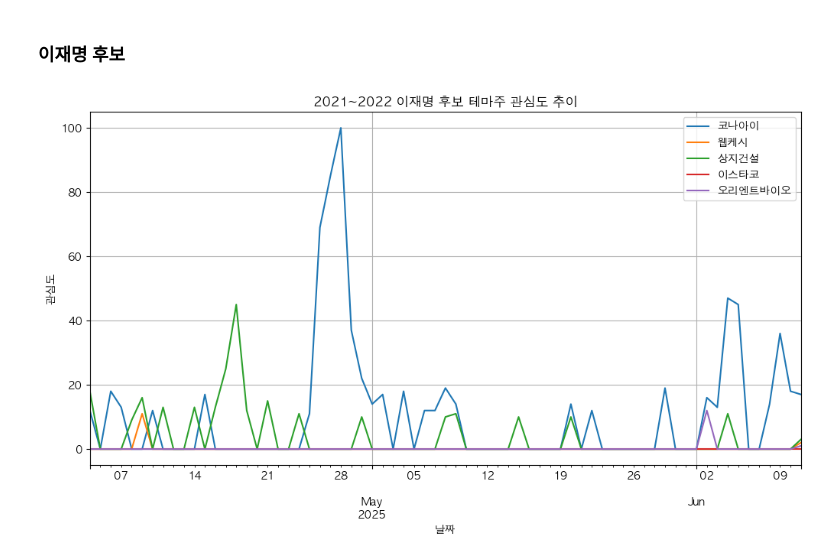
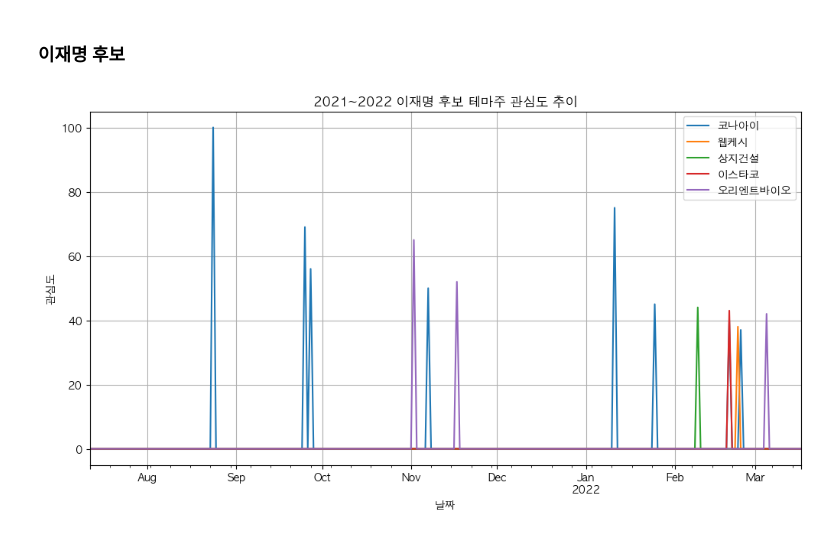
Before and after one commit to StaG-lab/2nd_Project_from_Division_5, a Jupyter notebook: 01_데이터수집/candidate_theme_trends/2022년_제20대_대통령_선거/candidate_theme_trends_2022.ipynb, the cells around one changed output. Saved outputs shown, nothing was run; the diff lists cells and outputs as text; code cells hidden in the pictures.

Commit message:
timeframe changed
error found and fixed

```diff
--- a/01_데이터수집/candidate_theme_trends/2022년_제20대_대통령_선거/candidate_theme_trends_2022.ipynb
+++ b/01_데이터수집/candidate_theme_trends/2022년_제20대_대통령_선거/candidate_theme_trends_2022.ipynb
@@ -63,30 +63,30 @@ for (year, month), data in sorted(grouped.items()):
 # %%
 # 이재명 후보 테마주
 
 pytrends = TrendReq(hl='ko', tz=540)    # pytrends 객체 생성 (한국 기준)
 keywords = ["코나아이", "웹케시", "상지건설", "이스타코", "오리엔트바이오"] # 키워드 생성, 최대 5개
 
 # 데이터 요청
 pytrends.build_payload(
     keywords,
     cat=0,
-    timeframe='2025-04-04 2025-06-11',  # 날짜 선정 기준: 예비 후보자 등록 ~ 당선 확정 + 1주일
+    timeframe='2021-07-12 2022-03-17',  # 날짜 선정 기준: 예비 후보자 등록 ~ 당선 확정 + 1주일
     geo='KR')
 
 df = pytrends.interest_over_time()  # 관심도 데이터 추출
 
 # 시각화
 df.drop(columns='isPartial').plot(figsize=(12,6), title='2021~2022 이재명 후보 테마주 관심도 추이')
 plt.xlabel('날짜')
 plt.ylabel('관심도')
 plt.grid()
 plt.show()
 
 # 저장하기
-# df = df.drop(columns='isPartial')  # isPartial 컬럼 제거
-# df.to_csv("../../data/2022_leejaemyung_theme_trends.csv", encoding='utf-8-sig')
+df = df.drop(columns='isPartial')  # isPartial 컬럼 제거
+df.to_csv("../../data/2022_leejaemyung_theme_trends.csv", encoding='utf-8-sig')
 # %% [output]
-[figure, old version]
+[figure, new version]
 # %%
 grouped = dict(tuple(df.groupby([df.index.year, df.index.month]))) # 월별로 분리
 
```
Also changed, not shown: parts of 3 cells of this notebook, 1 other file.
